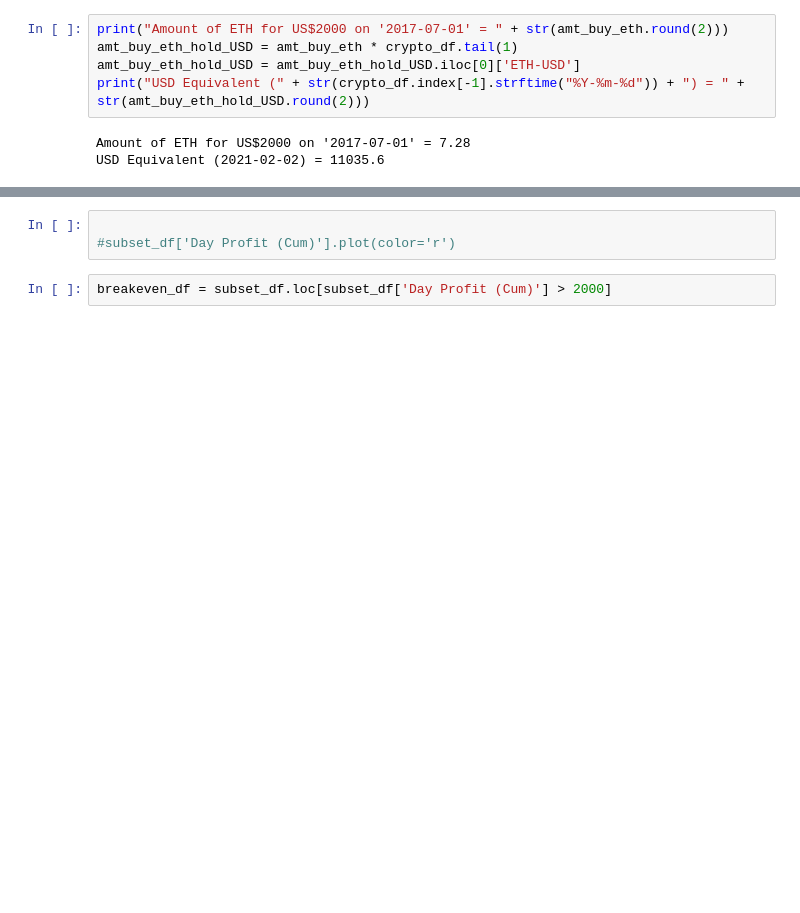
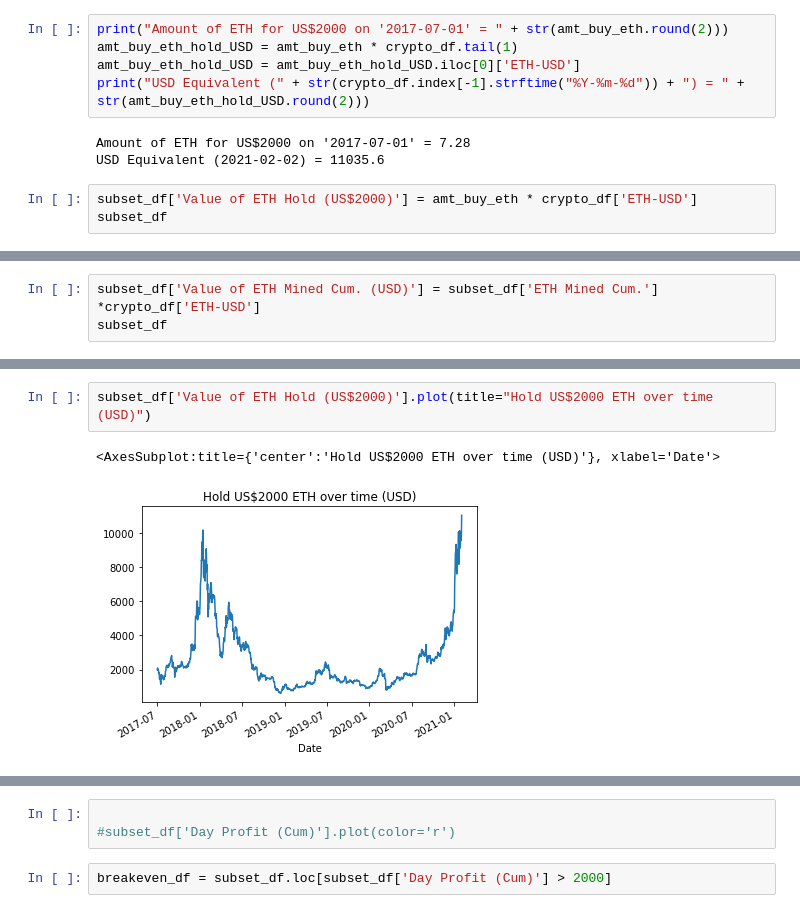
Before and after one commit to dannychwan/finance-python, a Jupyter notebook: Rig_vs_Buy.ipynb, the cells around one changed output, grey strips where cells are left out. Saved outputs shown, nothing was run; the diff lists cells and outputs as text; blank space fills up the shorter version.

```diff
--- a/Rig_vs_Buy.ipynb
+++ b/Rig_vs_Buy.ipynb
@@ -145,3 +191,6 @@ print("USD Equivalent (" + str(crypto_df.index[-1].strftime("%Y-%m-%d")) + ") =
 # %% [output]
 Amount of ETH for US$2000 on '2017-07-01' = 7.28
 USD Equivalent (2021-02-02) = 11035.6
+# %%
+subset_df['Value of ETH Hold (US$2000)'] = amt_buy_eth * crypto_df['ETH-USD']
+subset_df
@@ -147,0 +212,3 @@ USD Equivalent (2021-02-02) = 11035.6
+# %%
+subset_df['Value of ETH Mined Cum. (USD)'] = subset_df['ETH Mined Cum.']  *crypto_df['ETH-USD']
+subset_df
@@ -147,0 +230,5 @@ USD Equivalent (2021-02-02) = 11035.6
+# %%
+subset_df['Value of ETH Hold (US$2000)'].plot(title="Hold US$2000 ETH over time (USD)")
+# %% [output]
+<AxesSubplot:title={'center':'Hold US$2000 ETH over time (USD)'}, xlabel='Date'>
+[figure, added]
```
Also changed, not shown: parts of 17 cells of this notebook.
